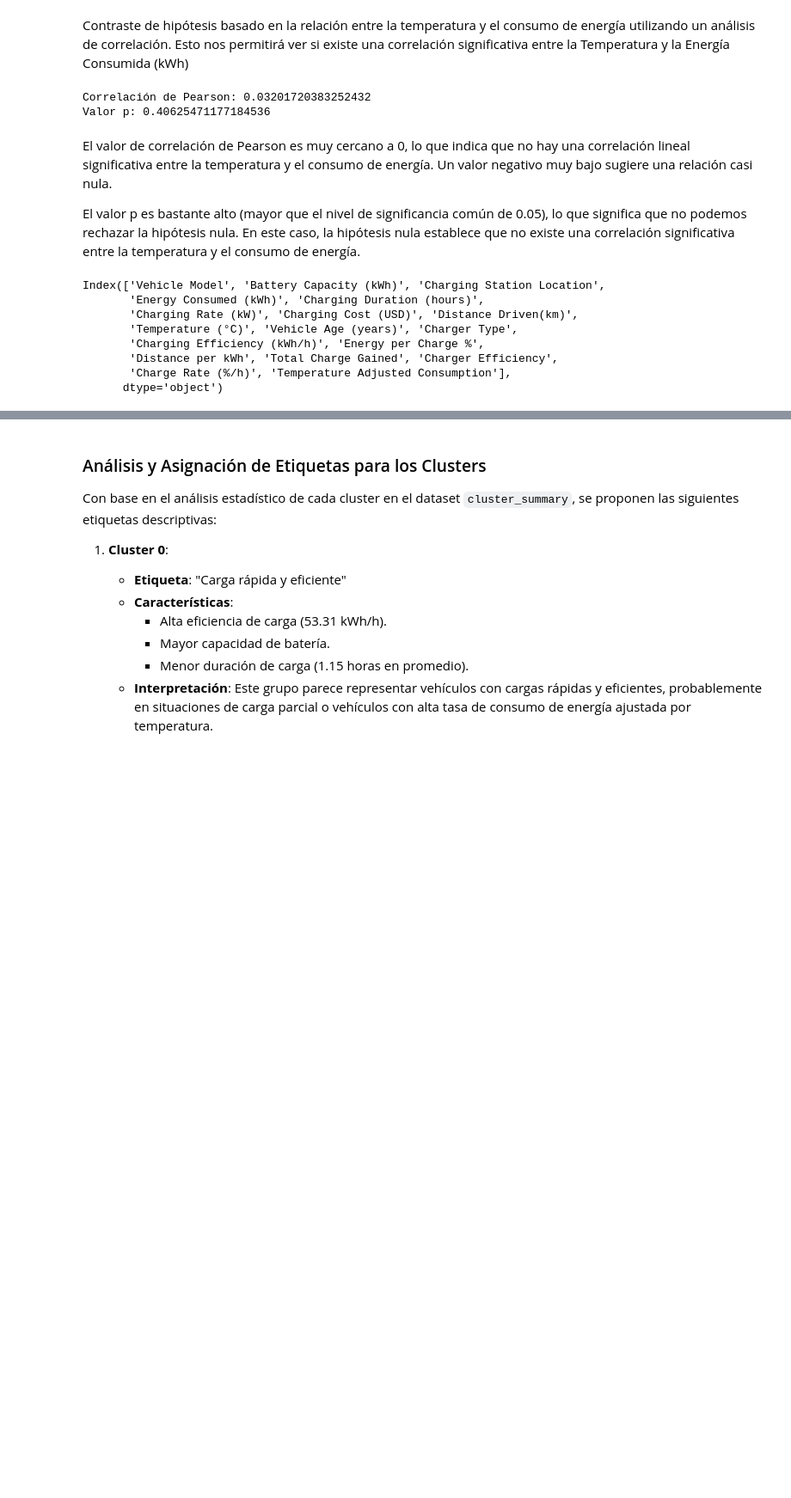
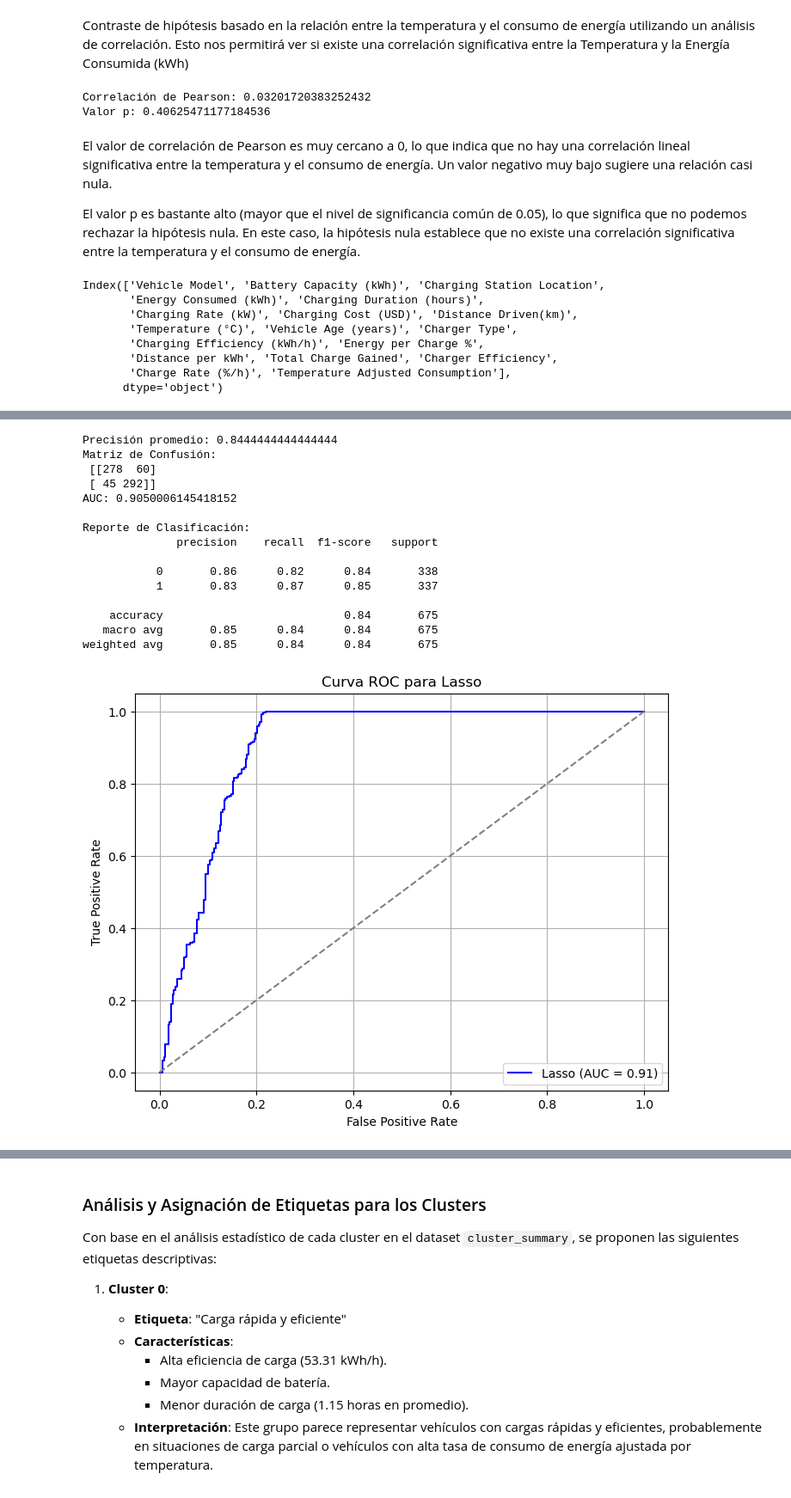
Before and after one commit to bermejo4/MachineLearning-MADI, a Jupyter notebook: DataScience/FinalProject_DS_Luis.ipynb, the cells around one changed output, grey strips where cells are left out. Shown: that part at 86% size. Saved outputs shown, nothing was run; the diff lists cells and outputs as text; code cells hidden in the pictures; blank space fills up the shorter version.

```diff
--- a/DataScience/FinalProject_DS_Luis.ipynb
+++ b/DataScience/FinalProject_DS_Luis.ipynb
@@ -403,0 +499,69 @@ weighted avg       0.77      0.77      0.77       203
+# %%
+import pandas as pd
+from sklearn.linear_model import LogisticRegressionCV
+from sklearn.metrics import accuracy_score, confusion_matrix, classification_report, roc_auc_score, roc_curve
+import matplotlib.pyplot as plt
+
+# Crear una copia del dataframe y definir el tipo de usuario en el nuevo dataframe
+data_with_user_type = data_cleaned.copy()
+data_with_user_type['User Type'] = data_with_user_type.apply(
+    lambda x: 1 if x['Charging Duration (hours)'] > 2 and x['Energy Consumed (kWh)'] > 20 else 0,
+    axis=1
+)
+
+# Definir las variables predictoras y la nueva variable objetivo
+X = data_with_user_type[['Battery Capacity (kWh)', 'Charging Duration (hours)', 'Charging Rate (kW)', 'Temperature (°C)']]
+y = data_with_user_type['User Type']
+
+# Configurar el modelo de LogisticRegressionCV con penalización Lasso
+model = LogisticRegressionCV(
+    cv=5,
+    penalty='l1',
+    solver='saga',  # 'saga' es el único solver que soporta L1 en LogisticRegressionCV
+    scoring='accuracy',
+    max_iter=1000,
+    random_state=42
+)
+
+# Entrenar el modelo
+model.fit(X, y)
+
+# Obtener predicciones y probabilidades
+y_pred = model.predict(X)
+y_prob = model.predict_proba(X)[:, 1]
+
+# Calcular y mostrar métricas de rendimiento
+print("Precisión promedio:", accuracy_score(y, y_pred))
+print("Matriz de Confusión:\n", confusion_matrix(y, y_pred))
+print("AUC:", roc_auc_score(y, y_prob))
+print("\nReporte de Clasificación:")
+print(classification_report(y, y_pred))
+
+# Curva ROC
+fpr, tpr, _ = roc_curve(y, y_prob)
+plt.figure(figsize=(8, 6))
+plt.plot(fpr, tpr, color='blue', label=f'Lasso (AUC = {roc_auc_score(y, y_prob):.2f})')
+plt.plot([0, 1], [0, 1], color='gray', linestyle='--')  # Línea de referencia (clasificador aleatorio)
+plt.xlabel("False Positive Rate")
+plt.ylabel("True Positive Rate")
+plt.title("Curva ROC para Lasso")
+plt.legend(loc="lower right")
+plt.grid(True)
+plt.show()
+# %% [output]
+Precisión promedio: 0.8444444444444444
+Matriz de Confusión:
+ [[278  60]
+ [ 45 292]]
+AUC: 0.9050006145418152
+
+Reporte de Clasificación:
+              precision    recall  f1-score   support
+
+           0       0.86      0.82      0.84       338
+           1       0.83      0.87      0.85       337
+
+    accuracy                           0.84       675
+   macro avg       0.85      0.84      0.84       675
+weighted avg       0.85      0.84      0.84       675
+[figure, added]
```
Also changed, not shown: parts of 9 cells of this notebook.
